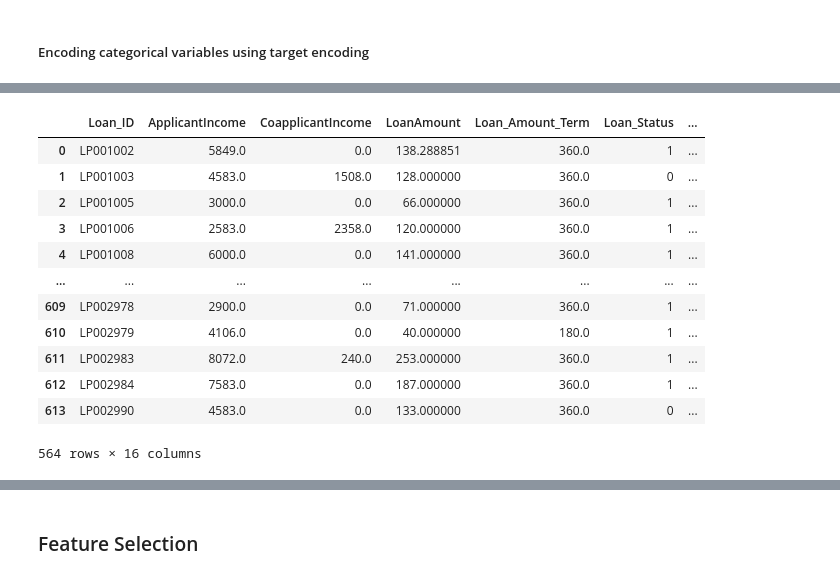
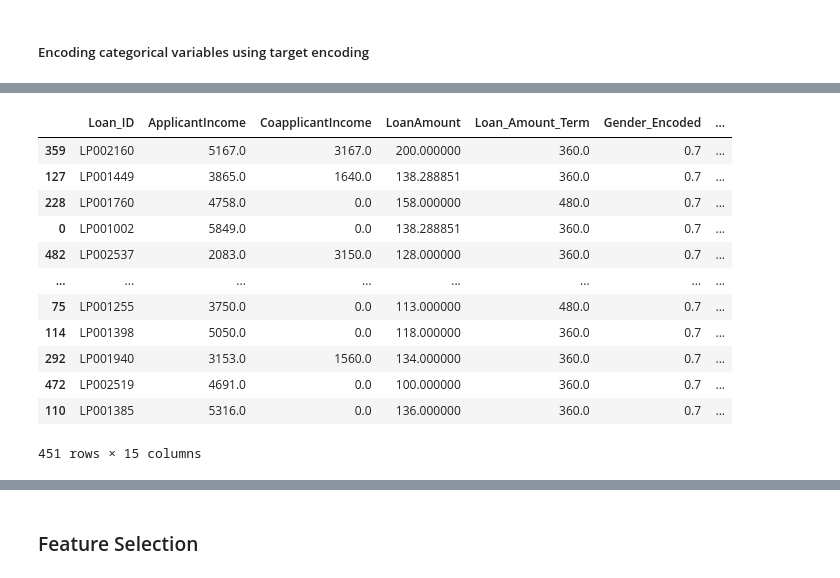
Before and after one commit to Thaps/ProjectPro, a Jupyter notebook: My Projects/ProjectPro/Loan Eligibility Prediction/Notebooks/Feature Selection and Engineering.ipynb, the cells around one changed output, grey strips where cells are left out. Drawn from its saved outputs; the diff is of its cells as text; code cells hidden in the pictures.

```diff
--- a/My Projects/ProjectPro/Loan Eligibility Prediction/Notebooks/Feature Selection and Engineering.ipynb
+++ b/My Projects/ProjectPro/Loan Eligibility Prediction/Notebooks/Feature Selection and Engineering.ipynb
@@ -651,8 +663,16 @@ df['selfemp_Proparea'] = df['Self_Employed']+df['Property_Area']
 # %%
-def targetEncode(df, vars):
+def targetEncode(x_train, x_test, y_train, vars):
+    list = []
     for i in vars:
-        values = df[i].unique()
-        df[i+'_Encoded'] = df[i]
+        values = x_train[i].unique()
+        x_train[i+'_Encoded'] = x_train[i]
+        x_test[i+'_Encoded'] = x_test[i]
+        print(x_train)
         for j in values:
-            df[i+'_Encoded'].replace({j:df[df[i] == j]['Loan_Status'].mean()}, inplace = True)
-    return df
+            avg = y_train[x_train[i] == j]['Loan_Status'].mean()
+            x_train[i+'_Encoded'].replace({j:avg}, inplace = True)
+            x_test[i+'_Encoded'].replace({j:avg}, inplace = True)
+
+    return [x_train, x_test]
+# %%
+x_train, x_test, y_train, y_test = splitData(df)
@@ -659,2 +681,2 @@ def targetEncode(df, vars):
 # %%
-newdf = targetEncode(df, ['Gender', 'Married', 'Dependents', 'Education', 'Self_Employed', 'Credit_History', 'Property_Area', 'graduatedMarriedMale', 'GME', 'selfemp_Proparea'])
+x_train, x_test = targetEncode(x_train, x_test, y_train, ['Gender', 'Married', 'Dependents', 'Education', 'Self_Employed', 'Credit_History', 'Property_Area', 'graduatedMarriedMale', 'GME', 'selfemp_Proparea'])
@@ -663,16 +703,16 @@ newdf.drop(['Gender', 'Married', 'Dependents', 'Education', 'Self_Employed', 'Cr
-# %%
-df
-# %% [output]
-|  | Loan_ID | ApplicantIncome | CoapplicantIncome | LoanAmount | Loan_Amount_Term | Loan_Status | ... |
-| 0 | LP001002 | 5849.0 | 0.0 | 138.288851 | 360.0 | 1 | ... |
-| 1 | LP001003 | 4583.0 | 1508.0 | 128.000000 | 360.0 | 0 | ... |
-| 2 | LP001005 | 3000.0 | 0.0 | 66.000000 | 360.0 | 1 | ... |
-| 3 | LP001006 | 2583.0 | 2358.0 | 120.000000 | 360.0 | 1 | ... |
-| 4 | LP001008 | 6000.0 | 0.0 | 141.000000 | 360.0 | 1 | ... |
-| ... | ... | ... | ... | ... | ... | ... | ... |
-| 609 | LP002978 | 2900.0 | 0.0 | 71.000000 | 360.0 | 1 | ... |
-| 610 | LP002979 | 4106.0 | 0.0 | 40.000000 | 180.0 | 1 | ... |
-| 611 | LP002983 | 8072.0 | 240.0 | 253.000000 | 360.0 | 1 | ... |
-| 612 | LP002984 | 7583.0 | 0.0 | 187.000000 | 360.0 | 1 | ... |
-| 613 | LP002990 | 4583.0 | 0.0 | 133.000000 | 360.0 | 0 | ... |
-564 rows × 16 columns
+# %%
+x_train
+# %% [output]
+|  | Loan_ID | ApplicantIncome | CoapplicantIncome | LoanAmount | Loan_Amount_Term | Gender_Encoded | ... |
+| 359 | LP002160 | 5167.0 | 3167.0 | 200.000000 | 360.0 | 0.7 | ... |
+| 127 | LP001449 | 3865.0 | 1640.0 | 138.288851 | 360.0 | 0.7 | ... |
+| 228 | LP001760 | 4758.0 | 0.0 | 158.000000 | 480.0 | 0.7 | ... |
+| 0 | LP001002 | 5849.0 | 0.0 | 138.288851 | 360.0 | 0.7 | ... |
+| 482 | LP002537 | 2083.0 | 3150.0 | 128.000000 | 360.0 | 0.7 | ... |
+| ... | ... | ... | ... | ... | ... | ... | ... |
+| 75 | LP001255 | 3750.0 | 0.0 | 113.000000 | 480.0 | 0.7 | ... |
+| 114 | LP001398 | 5050.0 | 0.0 | 118.000000 | 360.0 | 0.7 | ... |
+| 292 | LP001940 | 3153.0 | 1560.0 | 134.000000 | 360.0 | 0.7 | ... |
+| 472 | LP002519 | 4691.0 | 0.0 | 100.000000 | 360.0 | 0.7 | ... |
+| 110 | LP001385 | 5316.0 | 0.0 | 136.000000 | 360.0 | 0.7 | ... |
+451 rows × 15 columns
```
Also changed, not shown: parts of 18 cells of this notebook, 2 other files.
